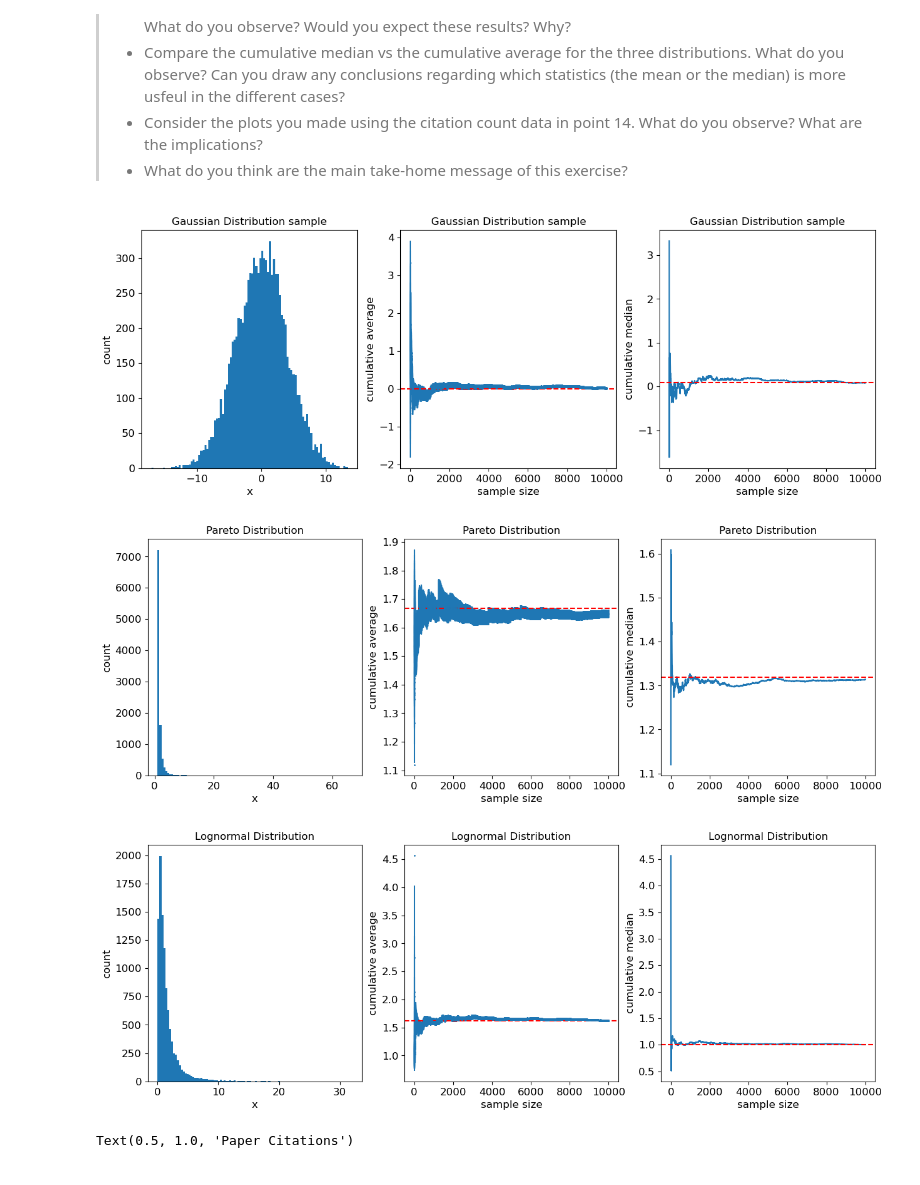
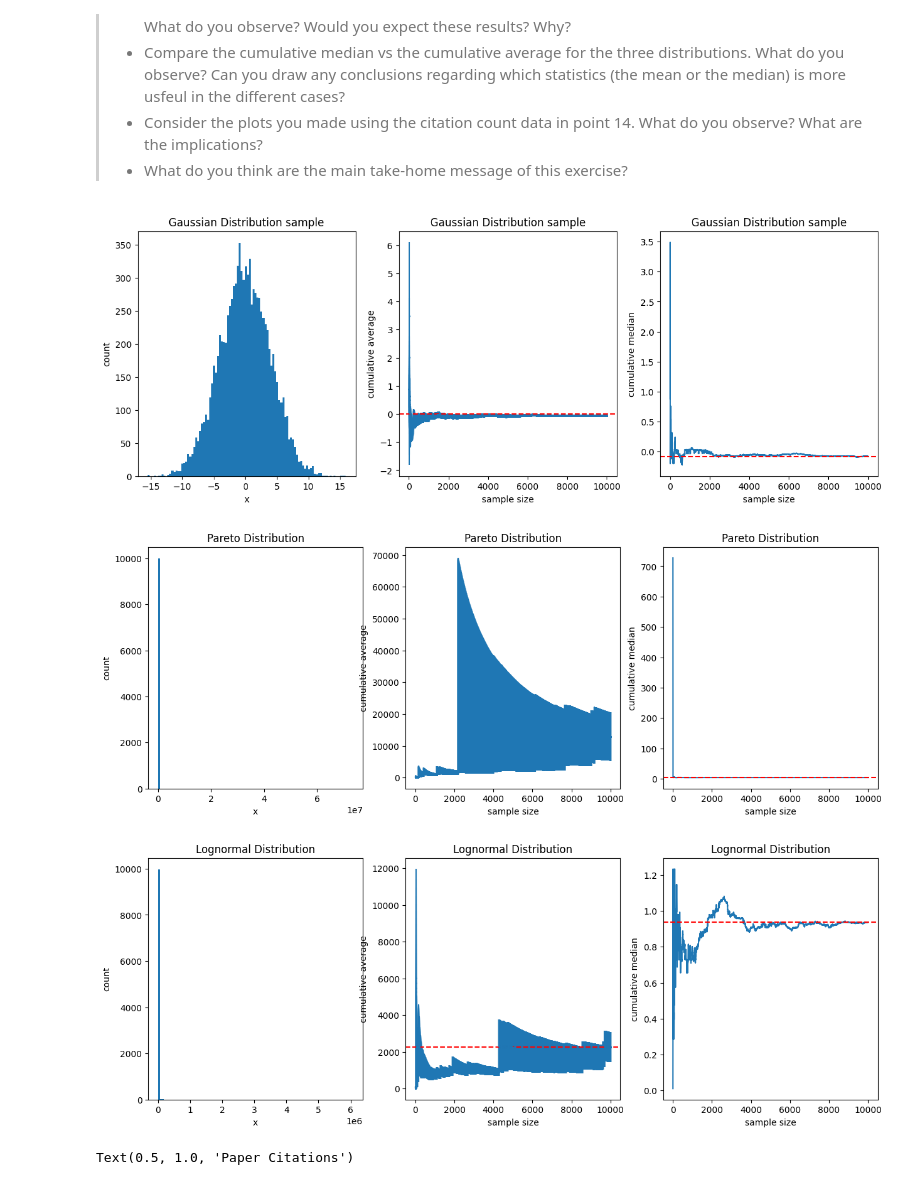
Before and after one commit to kriskruse/02467-CSS---Assignment1, a Jupyter notebook: Assignment1.ipynb, the cells around one changed output. Cells and saved outputs as stored; diff of their text form; code cells hidden in the pictures.

```diff
--- a/Assignment1.ipynb
+++ b/Assignment1.ipynb
@@ -481,8 +481,6 @@ mu = 0
 sigma = 4
 X = np.random.standard_normal(N) * sigma + mu
 
-# DO points 2 to 8 for the Gaussian Distribution sample computed in point 9.
-# collect them in a 1x3 grid of subplots.
 fig, axs = plt.subplots(1, 3, figsize=(width, height), dpi=dpi)
 axs = axs.flatten()
 
@@ -494,14 +492,15 @@ axs[0].set_title('Gaussian Distribution sample')
 
 # cumulative average
 cumulative_average = np.cumsum(X) / np.arange(1, N + 1)
-cumulative_std = np.cumsum(X ** 2) / np.arange(1, N + 1) - cumulative_average ** 2
-cumulative_std = np.sqrt(cumulative_std)
-cumulative_std_error = cumulative_std / np.sqrt(np.arange(1, N + 1))
+cumulative_std = np.array([0])
+for i in range(1, len(X)):
+    cumulative_std = np.append(cumulative_std, np.std(X[:i+1], ddof=1))
+
+cumulative_std_error = cumulative_std / np.sqrt(np.arange(1, len(X)+1))
 
 # https://en.wikipedia.org/wiki/Normal_distribution
 # Mean = mu
 # Median = mu
-
 axs[1].errorbar(np.arange(1, N + 1), cumulative_average, yerr=cumulative_std_error, fmt='o', markersize=1)
 axs[1].axhline(mu, color='r', linestyle='--')
 axs[1].set_xlabel('sample size')
@@ -521,15 +520,13 @@ axs[2].set_title('Gaussian Distribution sample')
 
 plt.show()
 # %% [output]
-[figure, old version]
+[figure, new version]
 # %%
-# 9. Now sample N=10,000 data points from a Pareto Distribution with parameters 𝑥𝑚=1 and 𝛼=2.5, using the np.random.pareto() function, and store it in a numpy array.
-alpha = 2.5
+# 9. Now sample N=10,000 data points from a Pareto Distribution with parameters 𝑥𝑚=1 and 𝛼=0.5, using the np.random.pareto() function, and store it in a numpy array.
+alpha = 0.5
 xm = 1
-X = np.random.pareto(alpha, N) + xm
+X = np.random.pareto(alpha, N) + 1
 
-# 10. Repeat points 2 to 8 for the Pareto Distribution sample computed in point 9.
-# collect them in a 1x3 grid of subplots.
 fig, axs = plt.subplots(1, 3, figsize=(width, height), dpi=dpi)
 axs = axs.flatten()
 
@@ -540,45 +537,47 @@ axs[0].set_ylabel('count')
 axs[0].set_title('Pareto Distribution')
 
 # cumulative average
 cumulative_average = np.cumsum(X) / np.arange(1, N + 1)
-cumulative_std = np.cumsum(X ** 2) / np.arange(1, N + 1) - cumulative_average ** 2
-cumulative_std = np.sqrt(cumulative_std)
-cumulative_std_error = cumulative_std / np.sqrt(np.arange(1, N + 1))
+cumulative_std = np.array([0])
+for i in range(1, len(X)):
+    cumulative_std = np.append(cumulative_std, np.std(X[:i+1], ddof=1))
+cumulative_std_error = cumulative_std / np.sqrt(np.arange(1, len(X)+1))
 
 # https://en.wikipedia.org/wiki/Pareto_distribution
-# Mean = (alpha * xm) / (alpha-1)
+# Mean = infinite as alpha <= 1
 # Median = xm * 2 ** (1/alpha)
 
-mean = (alpha * xm) / (alpha - 1)
+mean = float("inf")
 
 axs[1].errorbar(np.arange(1, N + 1), cumulative_average, yerr=cumulative_std_error, fmt='o', markersize=1)
 axs[1].axhline(mean, color='r', linestyle='--')
 axs[1].set_xlabel('sample size')
 axs[1].set_ylabel('cumulative average')
 axs[1].set_title('Pareto Distribution')
 
 # cumulative median
 cumulative_median = np.zeros(N)
 for i in range(N):
     cumulative_median[i] = np.median(X[:i + 1])
 
 median = xm * 2 ** (1/alpha)
 
 axs[2].plot(np.arange(1, N + 1), cumulative_median)
 axs[2].axhline(median, color='r', linestyle='--')
 axs[2].set_xlabel('sample size')
 axs[2].set_ylabel('cumulative median')
 axs[2].set_title('Pareto Distribution')
 
 plt.show()
 # %% [output]
-[figure, old version]
+[figure, new version]
 # %%
-# 11. Now sample N=10,000 data points from a Lognormal Distribution with parameters 𝜇=0 and 𝜎=1, using the np.random.lognormal() function, and store it in a numpy array.
+# 11. Now sample N=10,000 data points from a Lognormal Distribution with parameters 𝜇=0 and 𝜎=4, using the np.random.standard_normal() function, and store it in a numpy array.
 
 mu = 0
-sigma = 1
-X = np.random.lognormal(mu, sigma, N)
+sigma = 4
+X = np.random.standard_normal(N)
+X = np.exp(sigma * X)
 
 # 12. Repeat points 2 to 8 for the Lognormal Distribution sample computed in point 11.
 # collect them in a 1x3 grid of subplots.
@@ -593,9 +592,10 @@ axs[0].set_title('Lognormal Distribution')
 
 # cumulative average
 cumulative_average = np.cumsum(X) / np.arange(1, N + 1)
-cumulative_std = np.cumsum(X ** 2) / np.arange(1, N + 1) - cumulative_average ** 2
-cumulative_std = np.sqrt(cumulative_std)
-cumulative_std_error = cumulative_std / np.sqrt(np.arange(1, N + 1))
+cumulative_std = np.array([0])
+for i in range(1, len(X)):
+    cumulative_std = np.append(cumulative_std, np.std(X[:i+1], ddof=1))
+cumulative_std_error = cumulative_std / np.sqrt(np.arange(1, len(X)+1))
 
 # https://en.wikipedia.org/wiki/Log-normal_distribution
 # Mean = np.exp(mu + (sigma ** 2) / 2)
@@ -624,7 +624,7 @@ axs[2].set_title('Lognormal Distribution')
 
 plt.show()
 # %% [output]
-[figure, old version]
+[figure, new version]
 # %%
 # load data from csv
 data = pd.read_csv('all_papers.csv')
```
